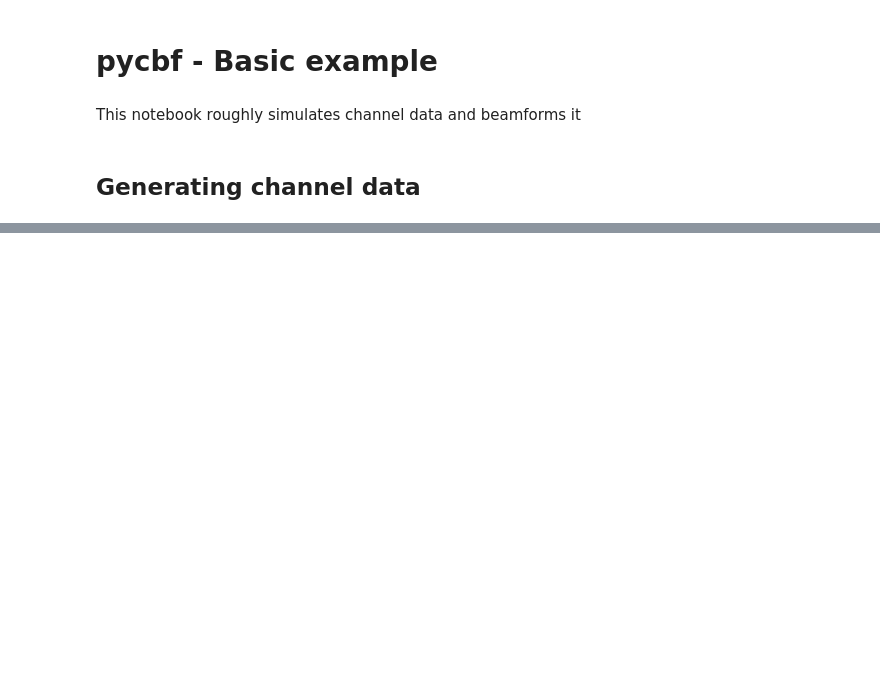
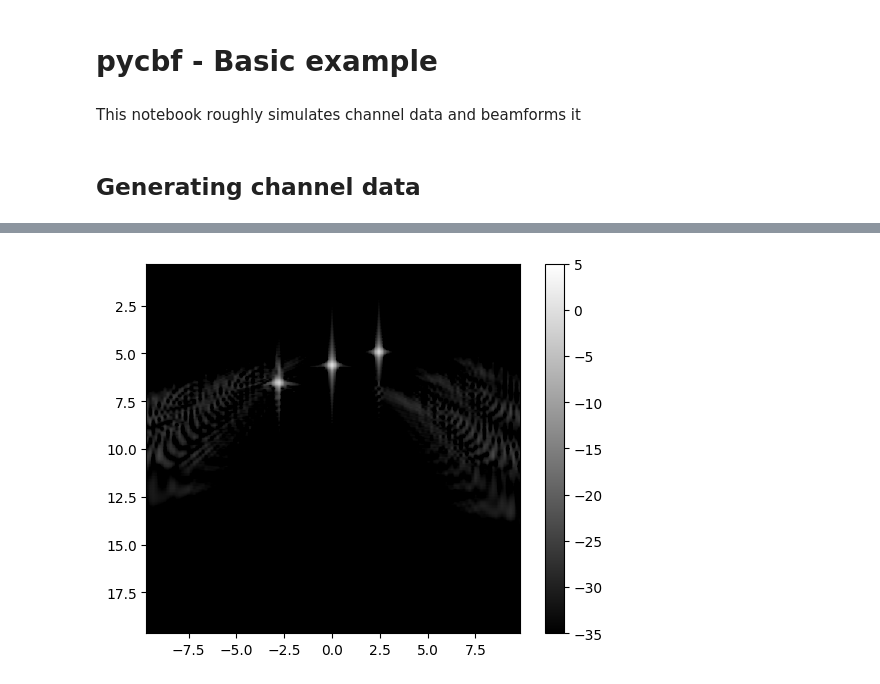
Before and after one commit to wewightman/pycbf, a Jupyter notebook: examples/test_notebook.ipynb, the cells around one changed output, grey strips where cells are left out. Drawn from its saved outputs; the diff is of its cells as text; code cells hidden in the pictures; blank space fills up the shorter version.

```diff
--- a/examples/test_notebook.ipynb
+++ b/examples/test_notebook.ipynb
@@ -103,0 +114,25 @@ bmfrm.free()
+# %%
+bf = SimpleBeamformer(
+    tautx=tautxrx,
+    taurx=tautxrx,
+    apodtx=apodrect,
+    apodrx=apodrect
+)
+
+im = 0
+for aline in tqdm(bf.__map_aline__(rf, t), total=bf.ntx*bf.nrx):
+    im += bf.__beamform_single__(*aline)
+# %%
+imrect = im.reshape(Xgrid.shape[0], Xgrid.shape[-1])
+envrect = np.abs(sig.hilbert(imrect, axis=-1)).T
+
+logged = 20*np.log10(envrect/np.max(envrect))
+
+ex_bmode = 1E3*np.array([xgrid[0], xgrid[-1], zgrid[-1], zgrid[0]])
+
+plt.figure()
+plt.imshow(logged, vmin=-35, vmax=5, cmap='gray', extent=ex_bmode)
+plt.colorbar()
+plt.show()
+# %% [output]
+[figure, added]
```
Also changed, not shown: parts of 13 cells of this notebook, 11 other files.
